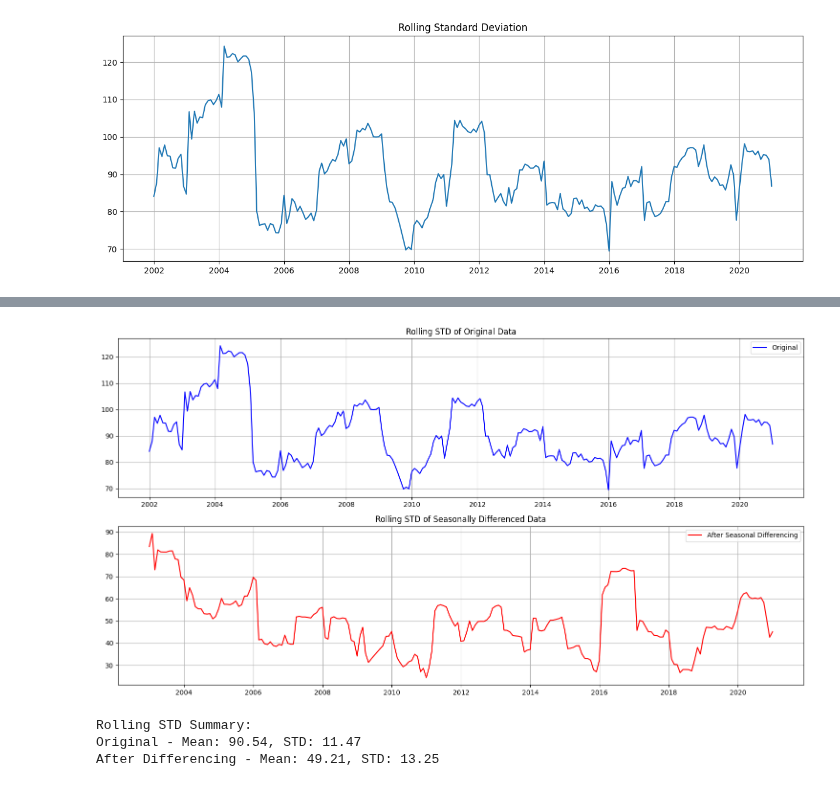
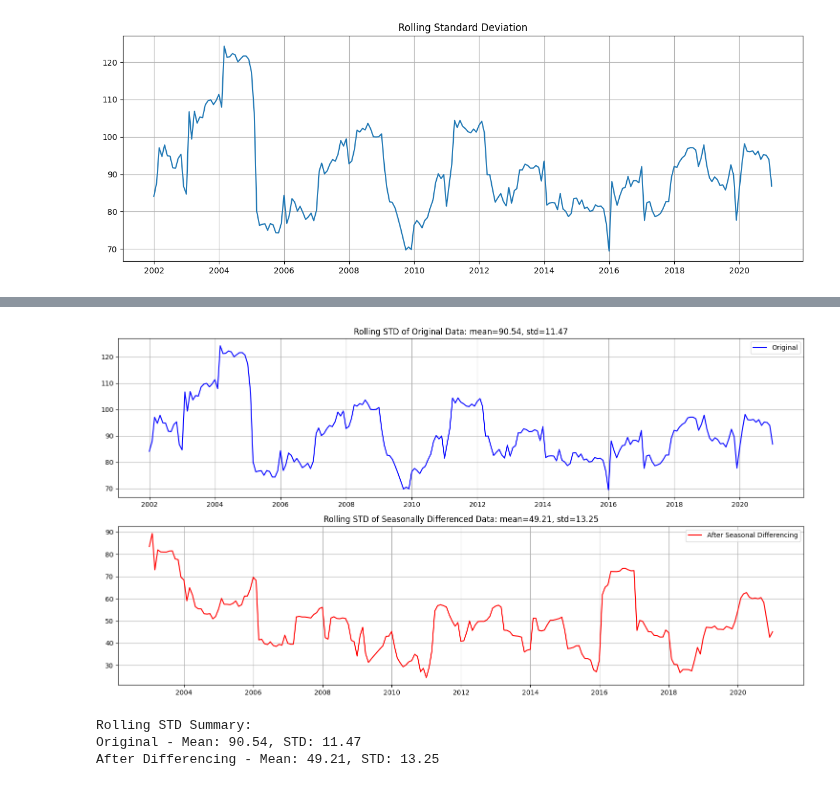
Before and after one commit to Kizza2014/time_series_climate_weather_surface_of_Brazil, a Jupyter notebook: analysis.ipynb, the cells around one changed output, grey strips where cells are left out. Drawn from its saved outputs; the diff is of its cells as text; code cells hidden in the pictures.

```diff
--- a/analysis.ipynb
+++ b/analysis.ipynb
@@ -529,36 +690,37 @@ Conclusion: Stationary
 seasonal_diff = data['prcp'] - data['prcp'].shift(12)
 seasonal_diff = seasonal_diff.dropna()
 
 # Plot comparison
 plt.figure(figsize=(15, 8))
 
 # Original rolling STD
 plt.subplot(211)
 plt.plot(data.index, data['prcp'].rolling(window=12).std(),
          label='Original', color='blue')
-plt.title('Rolling STD of Original Data')
+plt.title(f"Rolling STD of Original Data: mean={data['prcp'].rolling(window=12).std().mean():.2f}, std={data['prcp'].rolling(window=12).std().std():.2f}")
 plt.legend()
 plt.grid(True)
 
 # Seasonal difference rolling STD
 plt.subplot(212)
 plt.plot(seasonal_diff.index, seasonal_diff.rolling(window=12).std(),
          label='After Seasonal Differencing', color='red')
-plt.title('Rolling STD of Seasonally Differenced Data')
+plt.title(f"Rolling STD of Seasonally Differenced Data: mean={seasonal_diff.rolling(window=12).std().mean():.2f}, std={seasonal_diff.rolling(window=12).std().std():.2f}")
 plt.legend()
 plt.grid(True)
 
 plt.tight_layout()
+plt.savefig('stationary_check/rolling_std_difference.jpg')
 plt.show()
 
 # Print summary statistics
 print("\nRolling STD Summary:")
 print(f"Original - Mean: {data['prcp'].rolling(window=12).std().mean():.2f}, "
       f"STD: {data['prcp'].rolling(window=12).std().std():.2f}")
 print(f"After Differencing - Mean: {seasonal_diff.rolling(window=12).std().mean():.2f}, "
       f"STD: {seasonal_diff.rolling(window=12).std().std():.2f}")
 # %% [output]
-[figure, old version]
+[figure, new version]
 Rolling STD Summary:
 Original - Mean: 90.54, STD: 11.47
 After Differencing - Mean: 49.21, STD: 13.25
```
Also changed, not shown: parts of 11 cells of this notebook, 11 other files.
